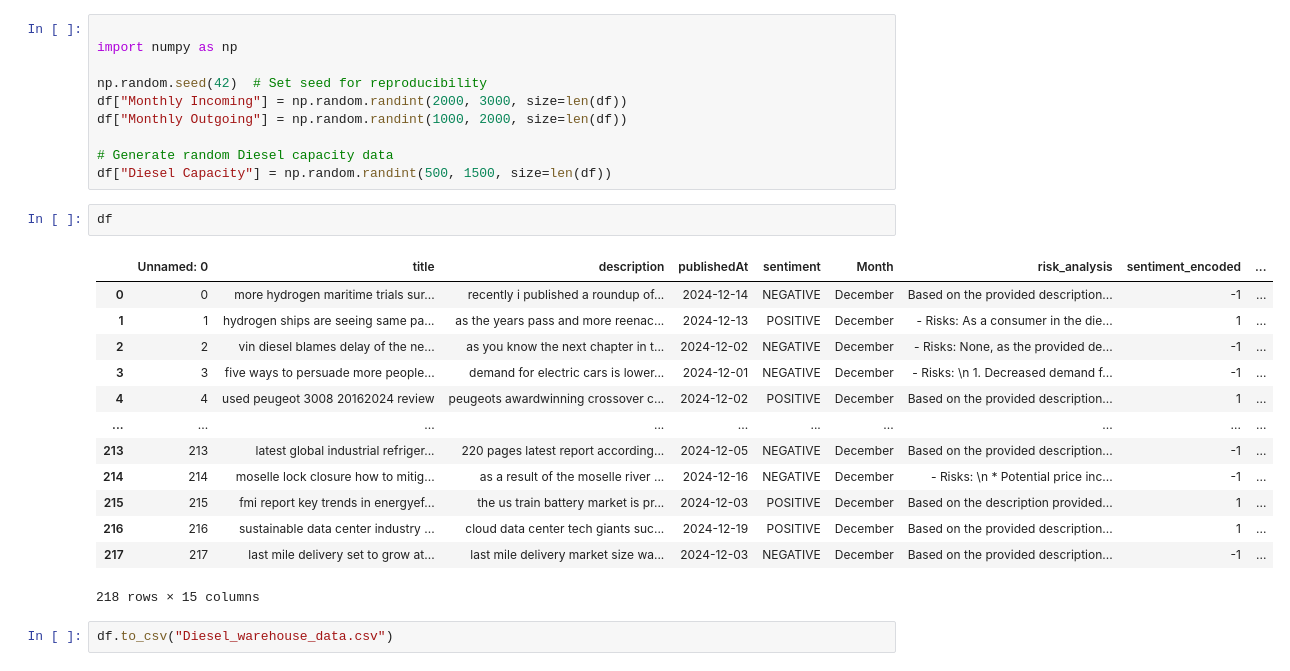
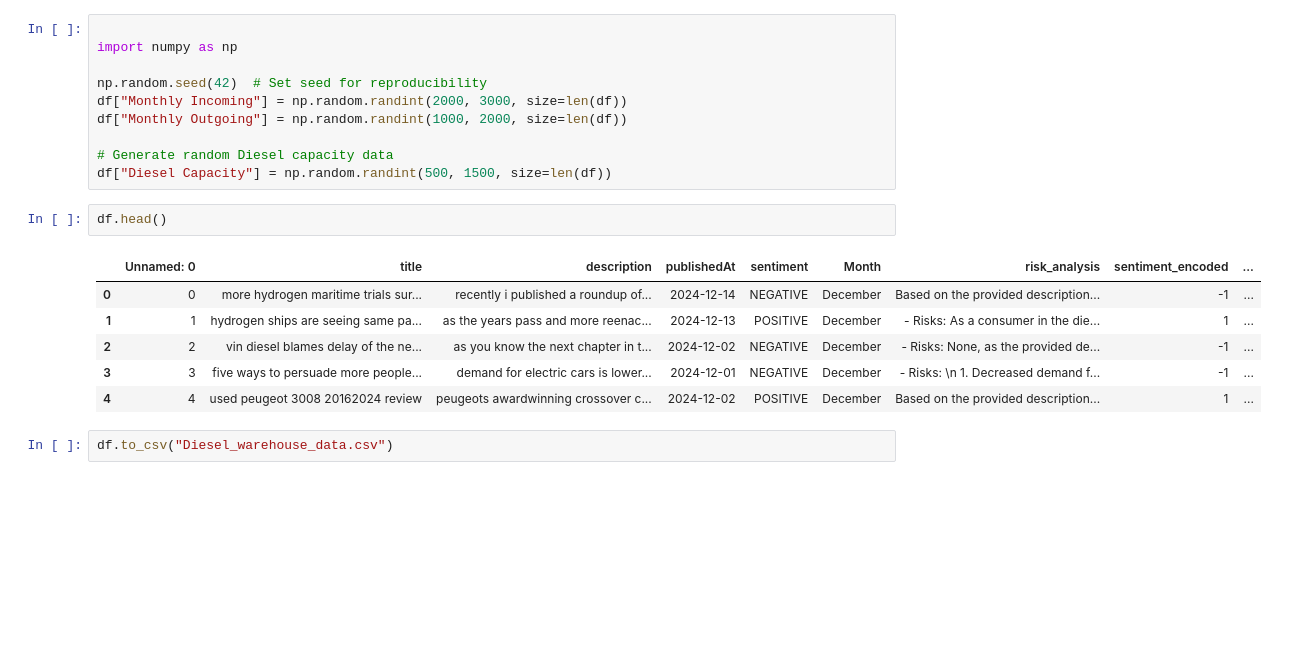
Before and after one commit to deepak12345678900/SupplyChainDisruption, a Jupyter notebook: MILESTONE3/Notify.ipynb, the cells around one changed output. Saved outputs shown, nothing was run; the diff lists cells and outputs as text; blank space fills up the shorter version.

```diff
--- a/MILESTONE3/Notify.ipynb
+++ b/MILESTONE3/Notify.ipynb
@@ -56,20 +56,13 @@ df["Monthly Outgoing"] = np.random.randint(1000, 2000, size=len(df))
 # Generate random Diesel capacity data
 df["Diesel Capacity"] = np.random.randint(500, 1500, size=len(df))
 # %%
-df
+df.head()
 # %% [output]
 |  | Unnamed: 0 | title | description | publishedAt | sentiment | Month | risk_analysis | sentiment_encoded | ... |
 | 0 | 0 | more hydrogen maritime trials sur... | recently i published a roundup of... | 2024-12-14 | NEGATIVE | December | Based on the provided description... | -1 | ... |
 | 1 | 1 | hydrogen ships are seeing same pa... | as the years pass and more reenac... | 2024-12-13 | POSITIVE | December | - Risks: As a consumer in the die... | 1 | ... |
 | 2 | 2 | vin diesel blames delay of the ne... | as you know the next chapter in t... | 2024-12-02 | NEGATIVE | December | - Risks: None, as the provided de... | -1 | ... |
 | 3 | 3 | five ways to persuade more people... | demand for electric cars is lower... | 2024-12-01 | NEGATIVE | December | - Risks: \n 1. Decreased demand f... | -1 | ... |
 | 4 | 4 | used peugeot 3008 20162024 review | peugeots awardwinning crossover c... | 2024-12-02 | POSITIVE | December | Based on the provided description... | 1 | ... |
-| ... | ... | ... | ... | ... | ... | ... | ... | ... | ... |
-| 213 | 213 | latest global industrial refriger... | 220 pages latest report according... | 2024-12-05 | NEGATIVE | December | Based on the provided description... | -1 | ... |
-| 214 | 214 | moselle lock closure how to mitig... | as a result of the moselle river ... | 2024-12-16 | NEGATIVE | December | - Risks: \n * Potential price inc... | -1 | ... |
-| 215 | 215 | fmi report key trends in energyef... | the us train battery market is pr... | 2024-12-03 | POSITIVE | December | Based on the description provided... | 1 | ... |
-| 216 | 216 | sustainable data center industry ... | cloud data center tech giants suc... | 2024-12-19 | POSITIVE | December | Based on the provided description... | 1 | ... |
-| 217 | 217 | last mile delivery set to grow at... | last mile delivery market size wa... | 2024-12-03 | NEGATIVE | December | Based on the provided description... | -1 | ... |
-218 rows × 15 columns
 # %%
 df.to_csv("Diesel_warehouse_data.csv")
```
Also changed, not shown: parts of 1 cell of this notebook, 4 other files.
